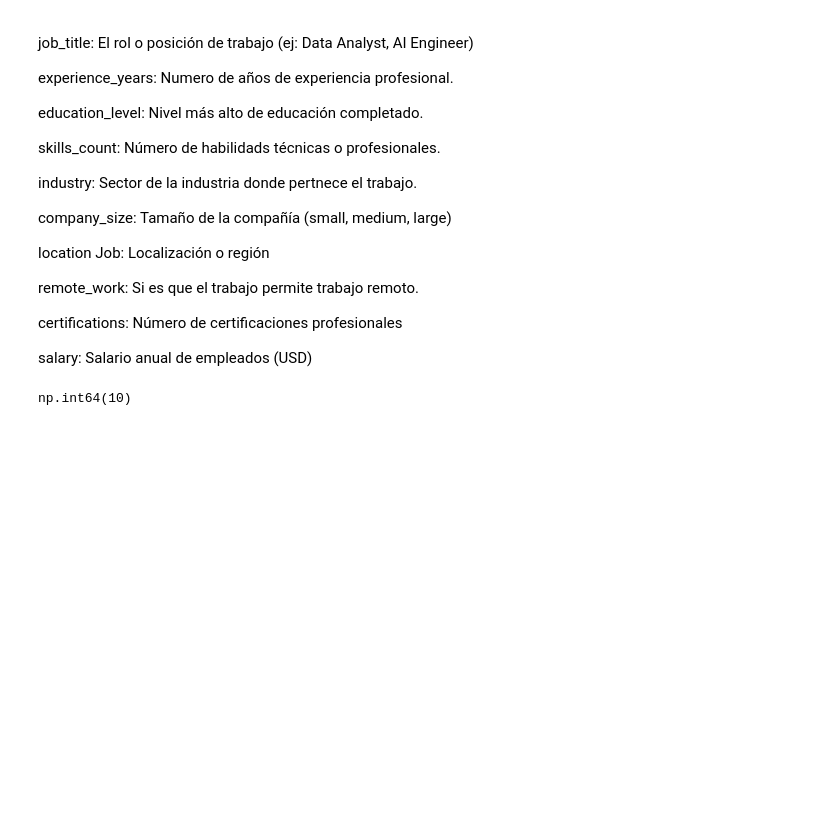
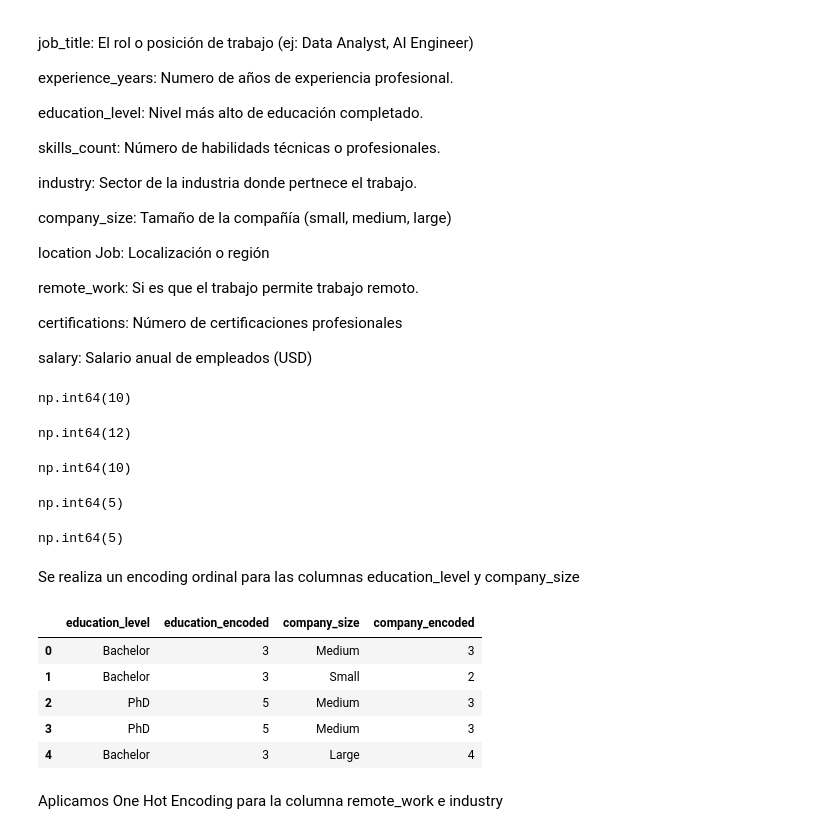
Before and after one commit to Breezlyx/MineriaDeDatos-Entrega1, a Jupyter notebook: Entrega_1.ipynb, the cells around one changed output. Cells and saved outputs as stored; diff of their text form; code cells hidden in the pictures; blank space fills up the shorter version.

```diff
--- a/Entrega_1.ipynb
+++ b/Entrega_1.ipynb
@@ -8,5 +13,5 @@ import matplotlib.pyplot as plt
 # %%
-df = pd.read_csv("/content/job_salary_prediction_dataset.csv")
+df = pd.read_csv("/content/drive/MyDrive/Estudios/Mineria de Datos/job_salary_prediction_dataset.csv")
 # %%
 df.head()
 # %% [output]
@@ -91,3 +99,54 @@ salary:	Salario anual de empleados (USD)
 df['location'].value_counts().count()
 # %% [output]
 np.int64(10)
+# %%
+df['job_title'].value_counts().count()
+# %% [output]
+np.int64(12)
+# %%
+df['industry'].value_counts().count()
+# %% [output]
+np.int64(10)
+# %%
+df['education_level'].value_counts().count()
+# %% [output]
+np.int64(5)
+# %%
+df['company_size'].value_counts().count()
+# %% [output]
+np.int64(5)
+# %% [markdown]
+Se realiza un encoding ordinal para las columnas education_level y company_size
+# %%
+# Definimos el diccionario con la jerarquía (de menor a mayor)
+education_map = {
+    'High School': 1,
+    'Diploma': 2,
+    'Bachelor': 3,
+    'Master': 4,
+    'PhD': 5
+}
+
+company_map = {
+    'Startup': 1,
+    'Small': 2,
+    'Medium': 3,
+    'Large': 4,
+    'Enterprise': 5
+}
+
+# Aplicamos el mapeo creando nuevas columnas
+df['education_encoded'] = df['education_level'].map(education_map)
+df['company_encoded'] = df['company_size'].map(company_map)
+
+# Verificamos los cambios
+df[['education_level', 'education_encoded', 'company_size', 'company_encoded']].head()
+# %% [output]
+|  | education_level | education_encoded | company_size | company_encoded |
+| 0 | Bachelor | 3 | Medium | 3 |
+| 1 | Bachelor | 3 | Small | 2 |
+| 2 | PhD | 5 | Medium | 3 |
+| 3 | PhD | 5 | Medium | 3 |
+| 4 | Bachelor | 3 | Large | 4 |
+# %% [markdown]
+Aplicamos One Hot Encoding para la columna remote_work e industry
```
Also changed, not shown: parts of 4 cells of this notebook.
